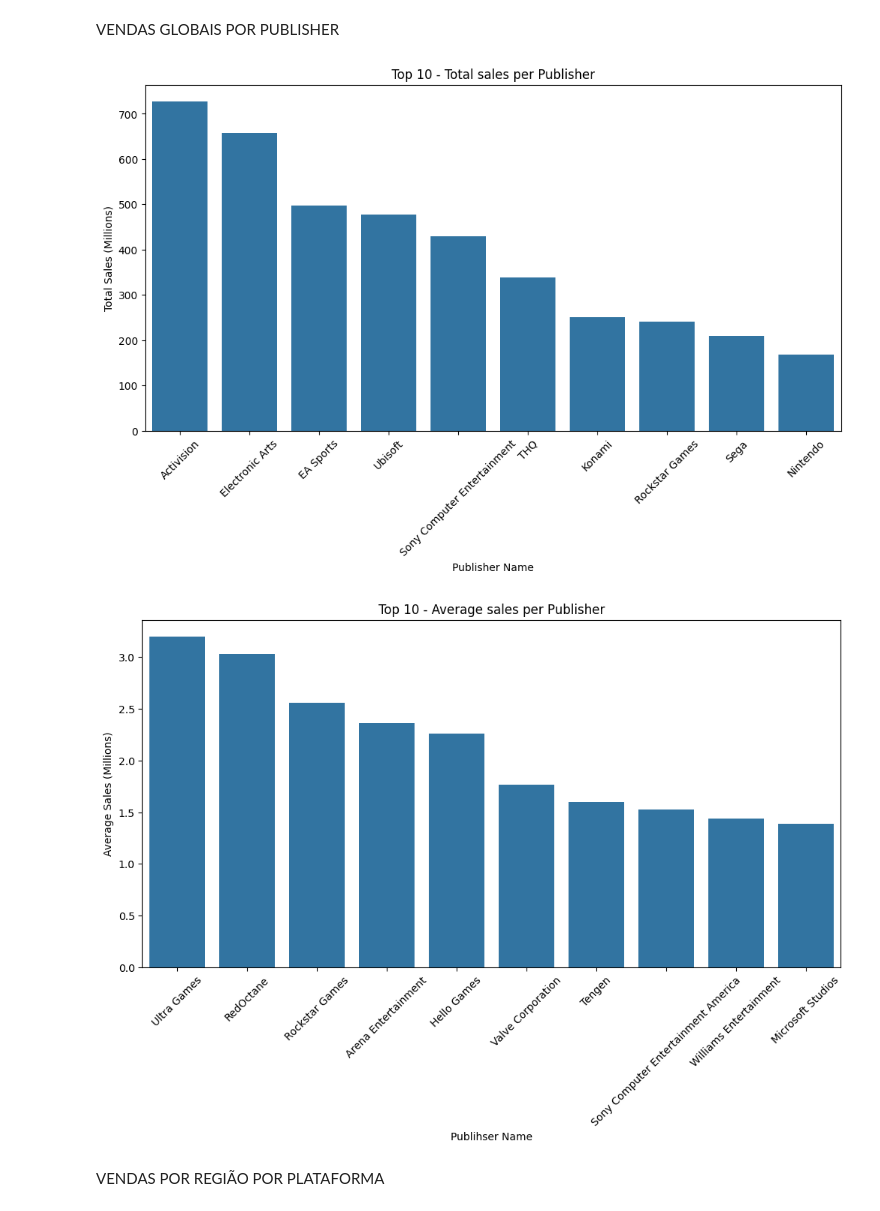
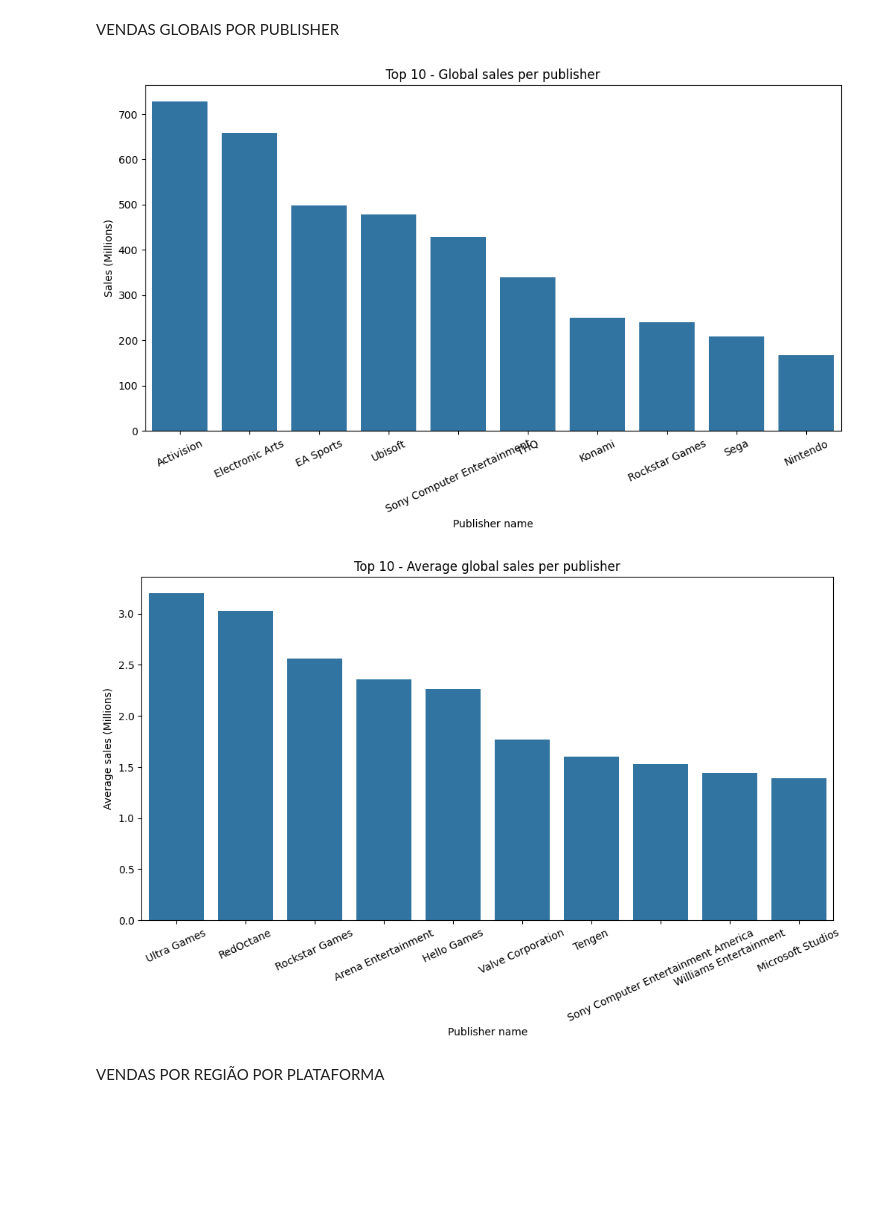
Before and after one commit to matheustristao/ppl_2425_group10, a Jupyter notebook: project_final.ipynb, the cells around one changed output. Saved outputs shown, nothing was run; the diff lists cells and outputs as text; code cells hidden in the pictures; blank space fills up the shorter version.

```diff
--- a/project_final.ipynb
+++ b/project_final.ipynb
@@ -216,14 +197,14 @@ def plot_trends_bar(df, x_column, y_column, title_name, xlabel_name, ylabel_name
     plt.title(title_name)
     plt.xlabel(xlabel_name)
     plt.ylabel(ylabel_name)
-    plt.xticks(rotation=45)
+    plt.xticks(rotation=25)
 
     # Condição se há legenda
     if show_legend and legend_name is not None:
         plt.legend(title=legend_name)
 
     # Grava com um nome e mostra
-    plt.savefig(image_name)
+    plt.savefig(image_name, bbox_inches='tight', dpi=300)
     plt.show()
 # %%
 # Função com a configuração para plot de um piechart
@@ -312,19 +300,19 @@ VENDAS GLOBAIS POR PUBLISHER
 # %%
 # 3. VENDAS GLOBAIS POR PUBLISHER
 
 # Total de vendas por publisher
 sum_global_by_publisher = sum_column_by_group(file, 'Global_Sales', 'Publisher', sum_column_name='Total_Sales_M')
 # Média de vendas entre as 10 plataformas que mais venderam jogos
 mean_global_by_publisher = mean_column_by_group(file, 'Global_Sales', 'Publisher', avg_column_name='Average_Sales_M')
 
 # Gráficos para top 10 vendas e top 10 média por publisher
-plot_trends_bar(sum_global_by_publisher.head(10), 'Publisher', 'Total_Sales_M', 'Top 10 - Total sales per Publisher', \
-                'Publisher Name', 'Total Sales (Millions)', image_name=top_10_sum_publisher)
-plot_trends_bar(mean_global_by_publisher.head(10), 'Publisher', 'Average_Sales_M', 'Top 10 - Average sales per Publisher', \
-                'Publihser Name', 'Average Sales (Millions)',image_name=top_10_average_publisher)
+plot_trends_bar(sum_global_by_publisher.head(10), 'Publisher', 'Total_Sales_M', 'Top 10 - Global sales per publisher', \
+                'Publisher name', 'Sales (Millions)', image_name=top_10_sum_publisher)
+plot_trends_bar(mean_global_by_publisher.head(10), 'Publisher', 'Average_Sales_M', 'Top 10 - Average global sales per publisher', \
+                'Publisher name', 'Average sales (Millions)',image_name=top_10_average_publisher)
 # %% [output]
-[figure, old version]
+[figure, new version]
-[figure, old version]
+[figure, new version]
 # %% [markdown]
 VENDAS POR REGIÃO POR PLATAFORMA
 # %%
```
Also changed, not shown: parts of 16 cells of this notebook, 20 other files.
